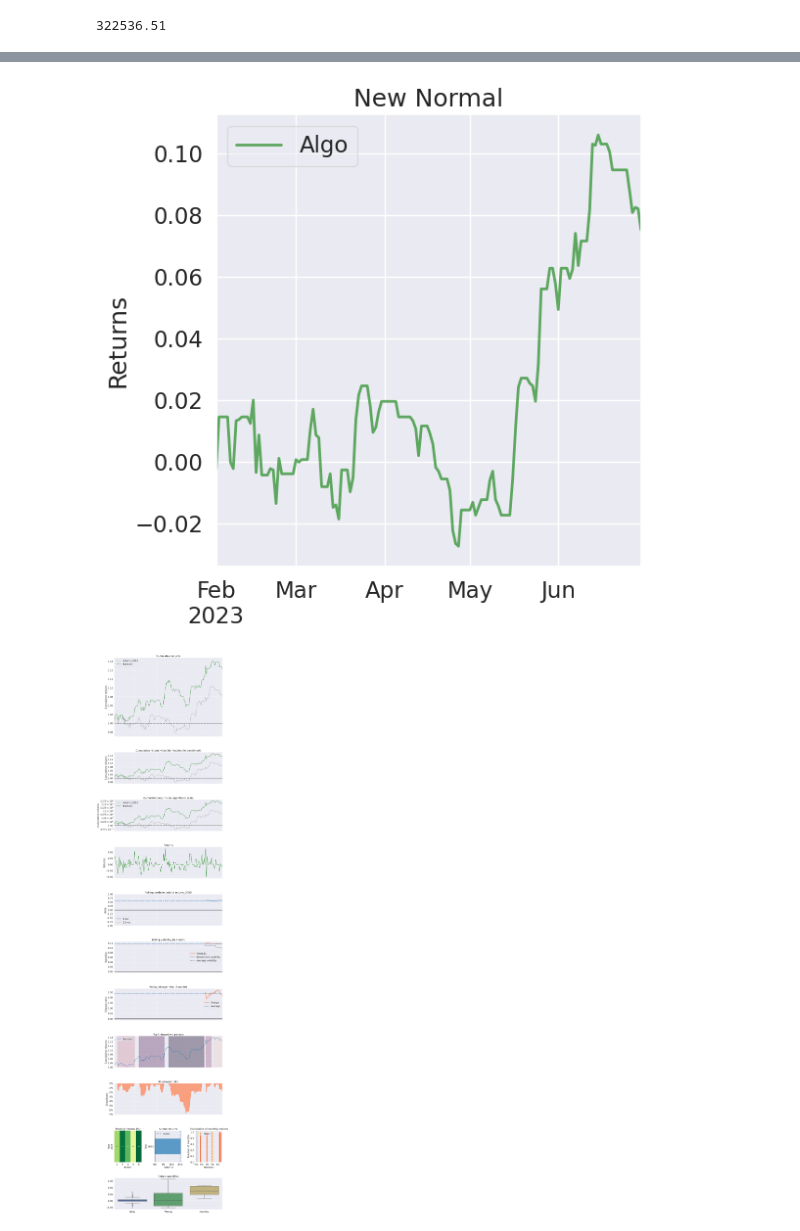
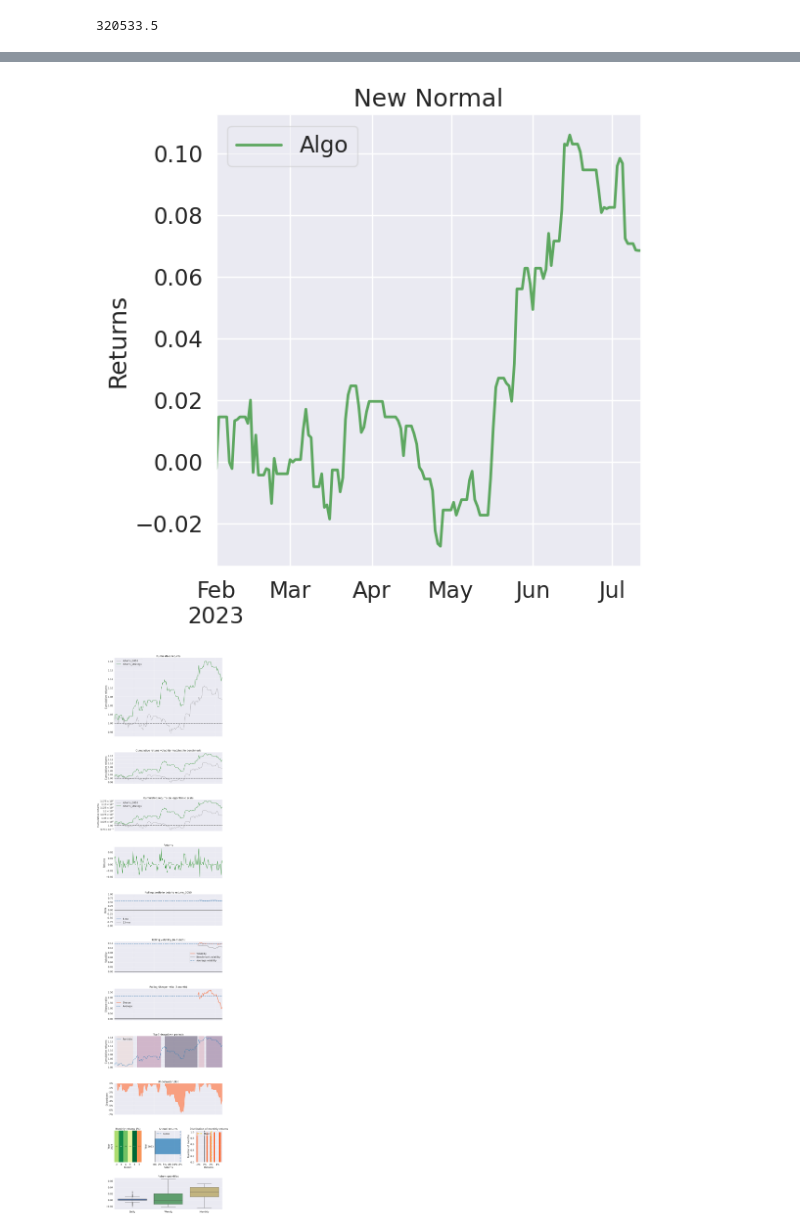
Before and after one commit to e4903180/financialSite, a Jupyter notebook: Strategy/PopularTickerStrategy.ipynb, the cells around one changed output, grey strips where cells are left out. Cells and saved outputs as stored; diff of their text form; code cells hidden in the pictures.

```diff
--- a/Strategy/PopularTickerStrategy.ipynb
+++ b/Strategy/PopularTickerStrategy.ipynb
@@ -201,7 +201,7 @@ class HandleBackTrader():
 
         if type == "ETF":
             # end_date = datetime.strftime(datetime.now() + timedelta(days = 1), '%Y-%m-%d')
-            end_date = "2023-07-01"
+            end_date = "2023-07-12"
         else:
             date = start_date.split("-")
             date[1] = int(date[1]) + 2
@@ -288,10 +288,11 @@ class HandleBackTrader():
             "2023-02-24" : ["5347", "2301", "2409", "3711", "4966", "2454", "8454"],
             "2023-03-31" : ["2395", "6488", "2723", "2327", "4551", "2317", "2634", "1590"],
             "2023-04-28" : ["2637", "1590", "2327", "2330", "2408"],
-            "2023-05-31" : ["2376", "8069", "2882", "2049", "1476", "1504", "8299", "3661", "8081"]
+            "2023-05-31" : ["2376", "8069", "2882", "2049", "1476", "1504", "8299", "3661", "8081"],
+            "2023-06-30" : ["2618", "4129", "2634", "2610", "6279", "3217"]
         }
-        returns_ETF_result = self._init_interval_returns("2023-01-31", "2023-06-30")
-        returns_target_result = self._init_interval_returns("2023-01-31", "2023-06-30")
+        returns_ETF_result = self._init_interval_returns("2023-01-31", "2023-07-12")
+        returns_target_result = self._init_interval_returns("2023-01-31", "2023-07-12")
 
         ETF_cash = self.cash_unit
         target_cash = self.cash_unit
@@ -322,6 +323,7 @@ class HandleBackTrader():
         print(f"Days: {len(returns_target_result[1:])}")
         print(round(returns_target_result[1:].mean(), 5), round(returns_target_result[1:].std(), 5), round(math.sqrt(252) * returns_target_result[1:].mean() / returns_target_result[1:].std(), 3))
 
+        returns_target_result.rename(f"returns_strategy", inplace = True)
         pf.create_full_tear_sheet(returns = returns_target_result[1:], benchmark_rets = returns_ETF_result[1:])
         # pf.create_full_tear_sheet(returns = returns_target_result[-75:-25])
 
@@ -329,5 +331,5 @@ if __name__ == "__main__":
     handle_back_trader = HandleBackTrader()
     handle_back_trader.run()
 # %% [output]
-322536.51
+320533.5
 | Start date | 2023-02-01 |  |
@@ -403,2 +407,2 @@ Days: 150
-[figure, old version]
+[figure, new version]
-[figure, old version]
+[figure, new version]
```
Also changed, not shown: parts of 1 cell of this notebook, 18 other files.
